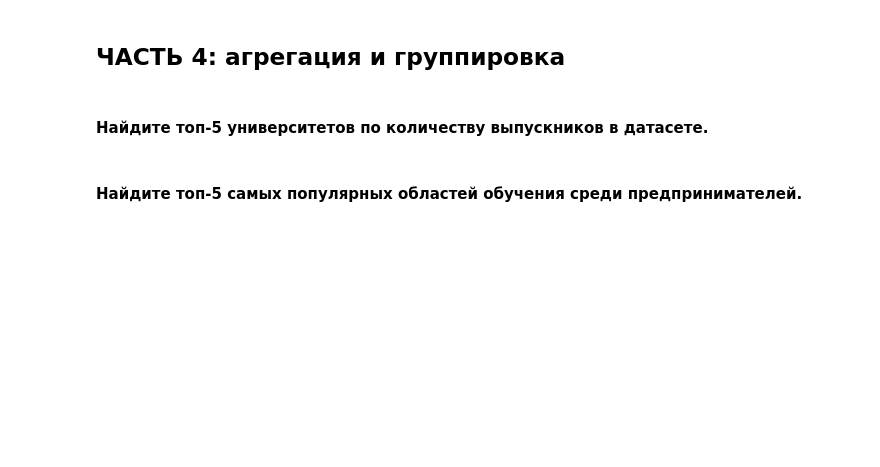
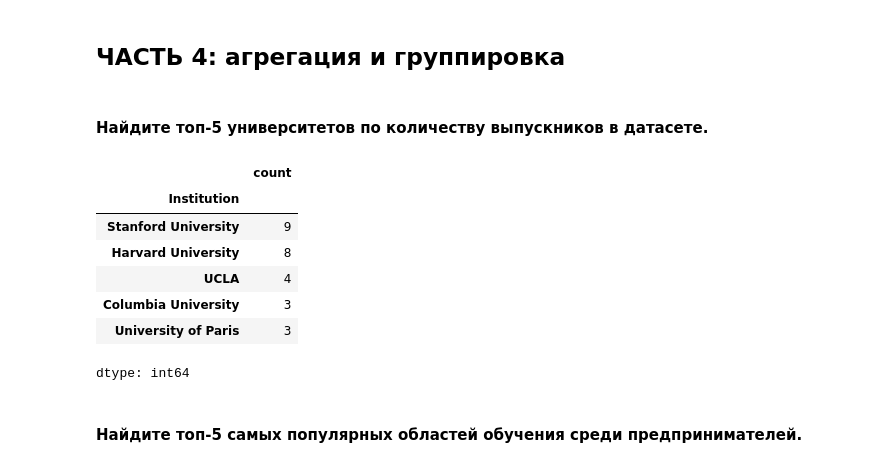
Before and after one commit to Alena-Ab/lingdata, a Jupyter notebook: homework22-23/hw1_2025.ipynb, the cells around one changed output. Drawn from its saved outputs; the diff is of its cells as text; code cells hidden in the pictures; blank space fills up the shorter version.

```diff
--- a/homework22-23/hw1_2025.ipynb
+++ b/homework22-23/hw1_2025.ipynb
@@ -346,5 +334,17 @@ df.shape
 ## ЧАСТЬ 4: агрегация и группировка
 # %% [markdown]
 #### Найдите топ-5 университетов по количеству выпускников в датасете.
+# %%
+df_graduated = df_degrees[df_degrees['Degree'] != 'Dropped Out']
+df_graduated['Institution'].value_counts().head()
+# %% [output]
+|  | count |
+| Institution |  |
+| Stanford University | 9 |
+| Harvard University | 8 |
+| UCLA | 4 |
+| Columbia University | 3 |
+| University of Paris | 3 |
+dtype: int64
 # %% [markdown]
 #### Найдите топ-5 самых популярных областей обучения среди предпринимателей.
```
Also changed, not shown: parts of 8 cells of this notebook.
